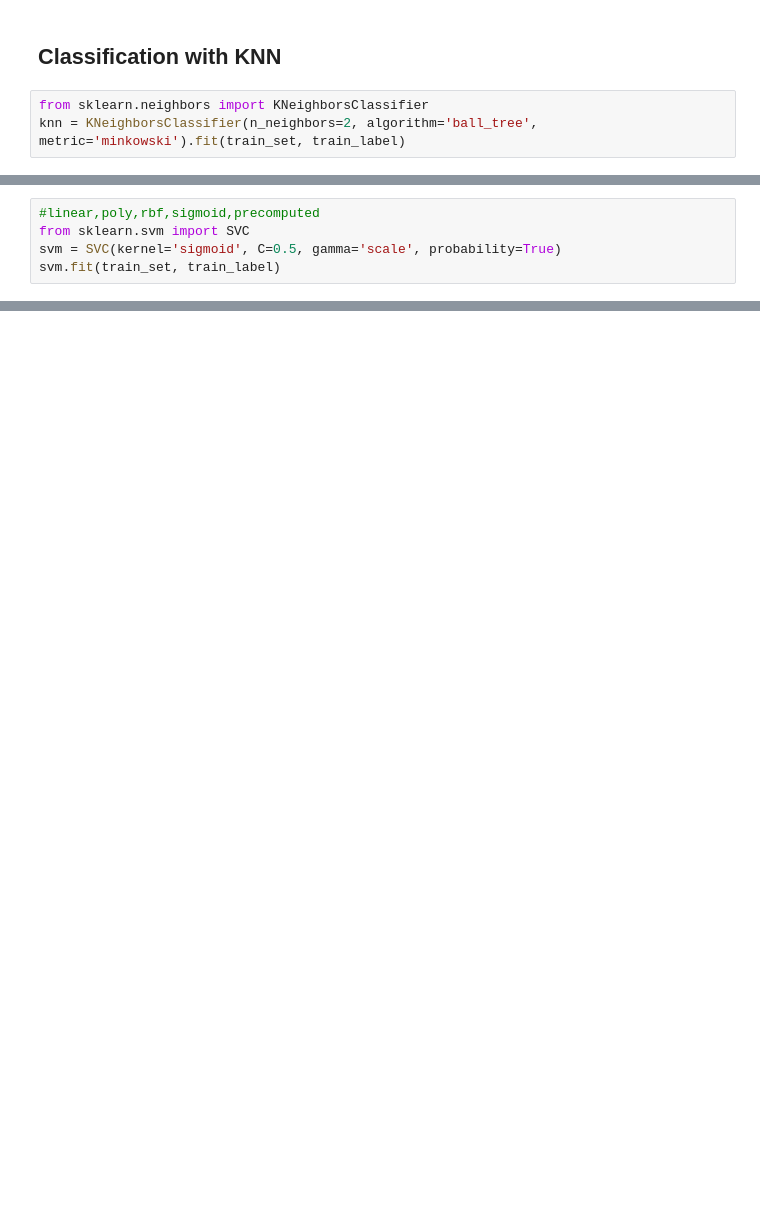
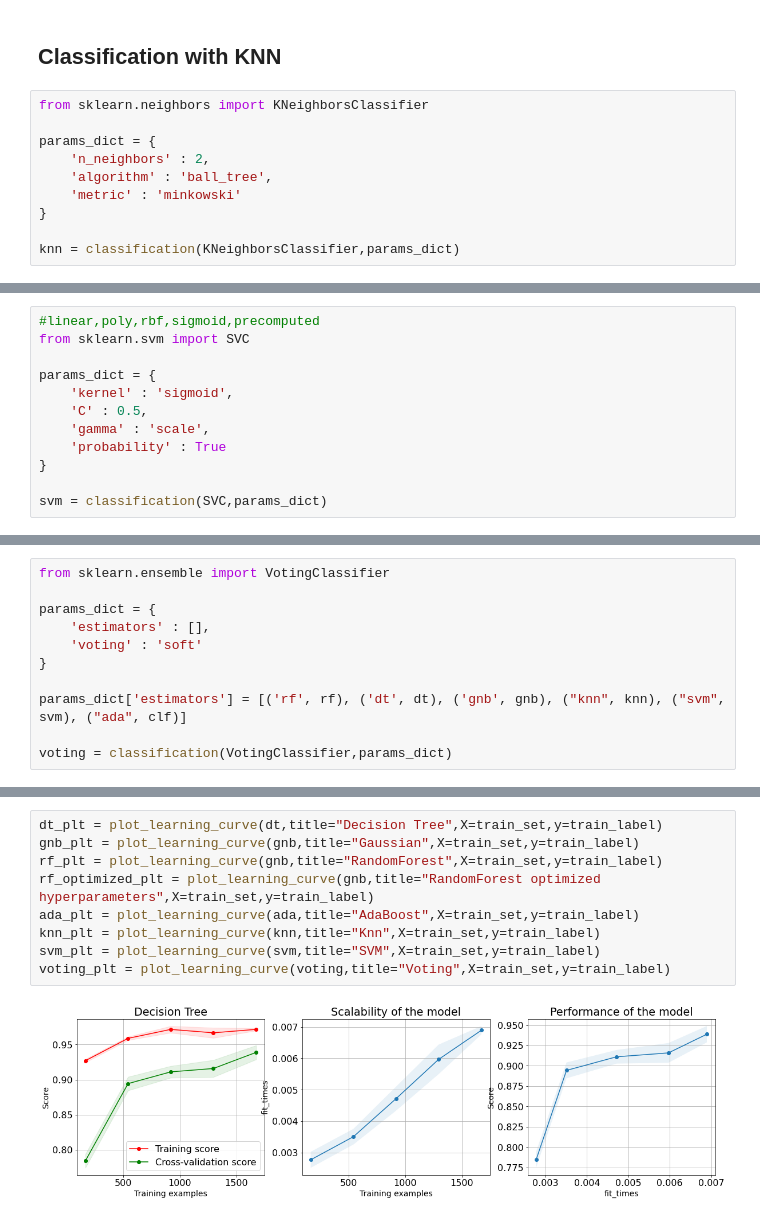
Before and after one commit to gioleppe/Data-Mining-20-21, a Jupyter notebook: notebooks/Task3_classification.ipynb, the cells around one changed output, grey strips where cells are left out. Saved outputs shown, nothing was run; the diff lists cells and outputs as text; blank space fills up the shorter version.

Commit message:
gps, classification rifatto

```diff
--- a/notebooks/Task3_classification.ipynb
+++ b/notebooks/Task3_classification.ipynb
@@ -428,4 +421,11 @@ weighted avg       0.87      0.84      0.85      2092
 ## Classification with KNN
 # %%
 from sklearn.neighbors import KNeighborsClassifier
-knn = KNeighborsClassifier(n_neighbors=2, algorithm='ball_tree', metric='minkowski').fit(train_set, train_label)
+
+params_dict = {
+    'n_neighbors' : 2,
+    'algorithm' : 'ball_tree',
+    'metric' : 'minkowski'
+}
+
+knn = classification(KNeighborsClassifier,params_dict)
@@ -450,6 +452,13 @@ weighted avg       0.78      0.78      0.77      2092
 # %%
 #linear,poly,rbf,sigmoid,precomputed
 from sklearn.svm import SVC
-svm = SVC(kernel='sigmoid', C=0.5, gamma='scale', probability=True)
-svm.fit(train_set, train_label)
+
+params_dict = {
+    'kernel' : 'sigmoid',
+    'C' : 0.5,
+    'gamma' : 'scale',
+    'probability' : True
+}
+
+svm = classification(SVC,params_dict)
 # %% [output]
@@ -597,0 +484,11 @@ report_scores(test_label, test_pred_nn)
+# %%
+from sklearn.ensemble import VotingClassifier
+
+params_dict = {
+    'estimators' : [],
+    'voting' : 'soft'
+}
+
+params_dict['estimators'] = [('rf', rf), ('dt', dt), ('gnb', gnb), ("knn", knn), ("svm", svm), ("ada", clf)]
+
+voting = classification(VotingClassifier,params_dict)
@@ -597,0 +573,11 @@ report_scores(test_label, test_pred_nn)
+# %%
+dt_plt = plot_learning_curve(dt,title="Decision Tree",X=train_set,y=train_label)
+gnb_plt = plot_learning_curve(gnb,title="Gaussian",X=train_set,y=train_label)
+rf_plt = plot_learning_curve(gnb,title="RandomForest",X=train_set,y=train_label)
+rf_optimized_plt = plot_learning_curve(gnb,title="RandomForest optimized hyperparameters",X=train_set,y=train_label)
+ada_plt = plot_learning_curve(ada,title="AdaBoost",X=train_set,y=train_label)
+knn_plt = plot_learning_curve(knn,title="Knn",X=train_set,y=train_label)
+svm_plt = plot_learning_curve(svm,title="SVM",X=train_set,y=train_label)
+voting_plt = plot_learning_curve(voting,title="Voting",X=train_set,y=train_label)
+# %% [output]
+[figure, added]
```
Also changed, not shown: parts of 73 cells of this notebook, 3 other files.
